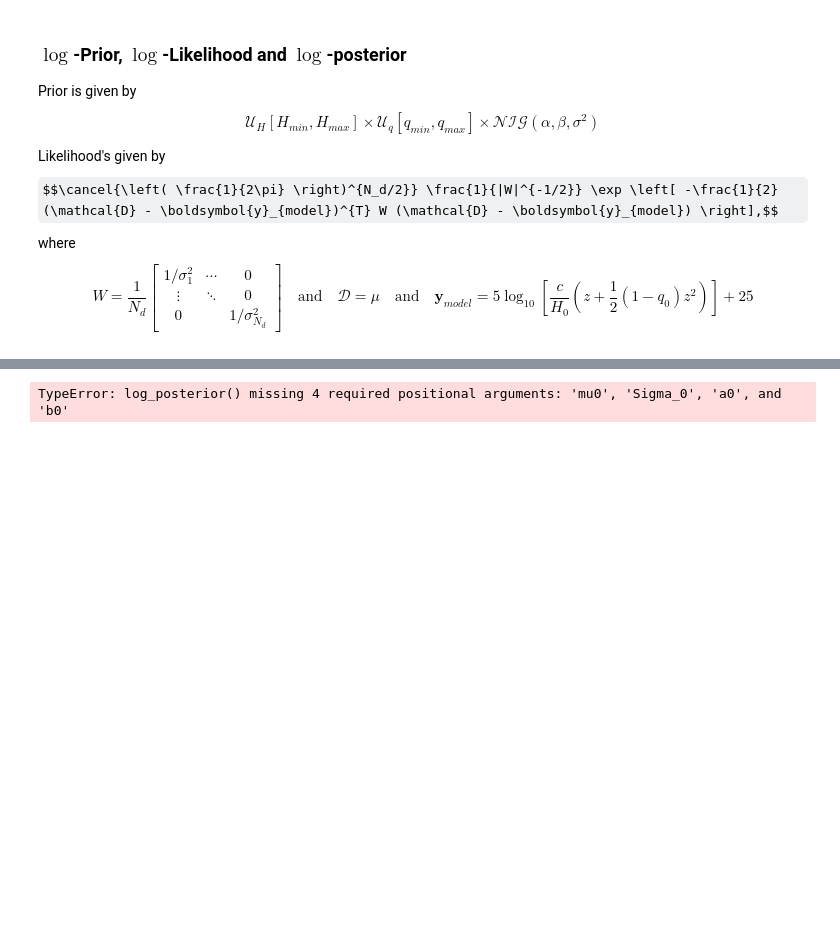
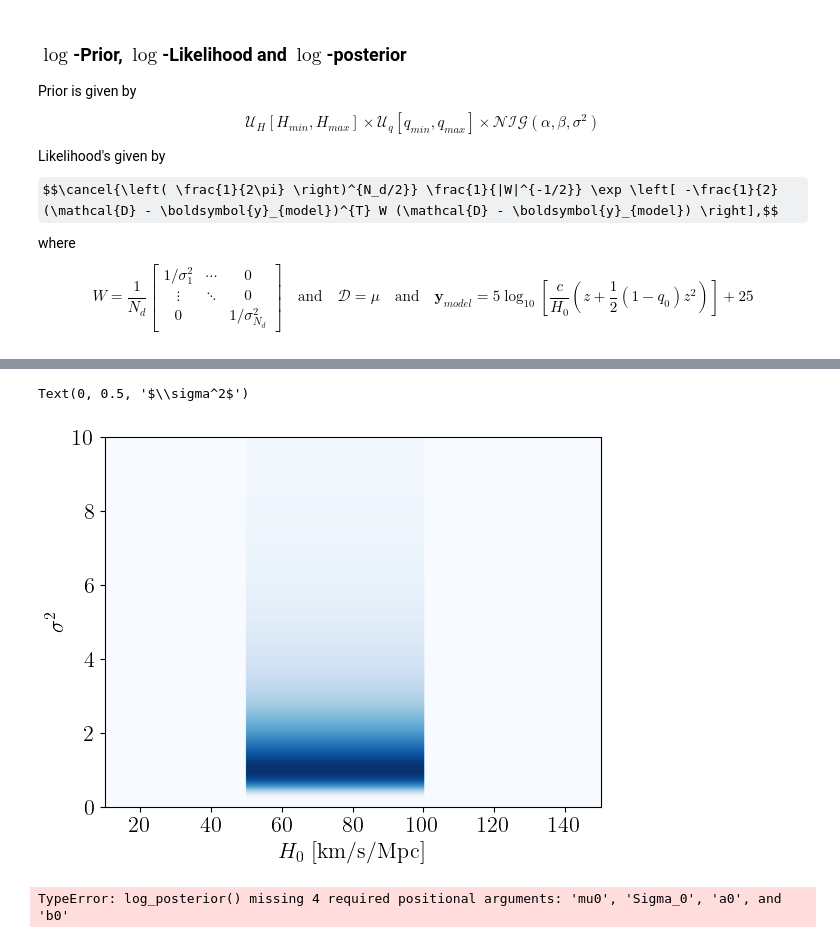
Before and after one commit to j-haralds/Advanced_sim, a Jupyter notebook: proj1_shared/proj1_jonatan.ipynb, the cells around one changed output, grey strips where cells are left out. Cells and saved outputs as stored; diff of their text form; code cells hidden in the pictures; some formulas as TeX source; blank space fills up the shorter version.

```diff
--- a/proj1_shared/proj1_jonatan.ipynb
+++ b/proj1_shared/proj1_jonatan.ipynb
@@ -368,3 +381,10 @@ for q_i in q0_grid:
+# %%
+plt.contourf(H0, sigm, pri, levels=200, cmap='Blues')#,alpha=0.5)
+plt.xlabel('$H_0$ [km/s/Mpc]')
+plt.ylabel('$\sigma^2$')
+# %% [output]
+Text(0, 0.5, '$\\sigma^2$')
+[figure, added]
 # %%
 plt.plot(q0_grid,np.exp(log_posterior([70,q0_grid],z,mu,sig)))
 plt.show()
```
Also changed, not shown: parts of 11 cells of this notebook.
